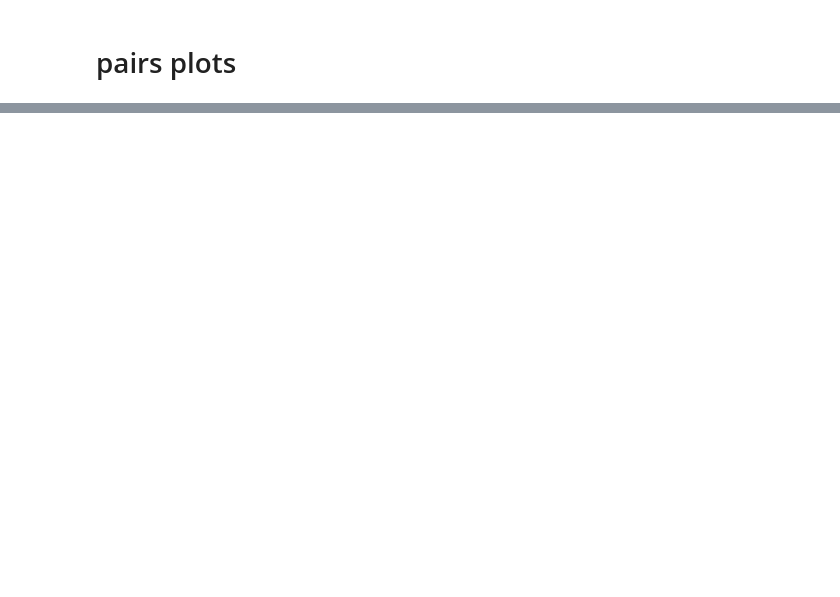
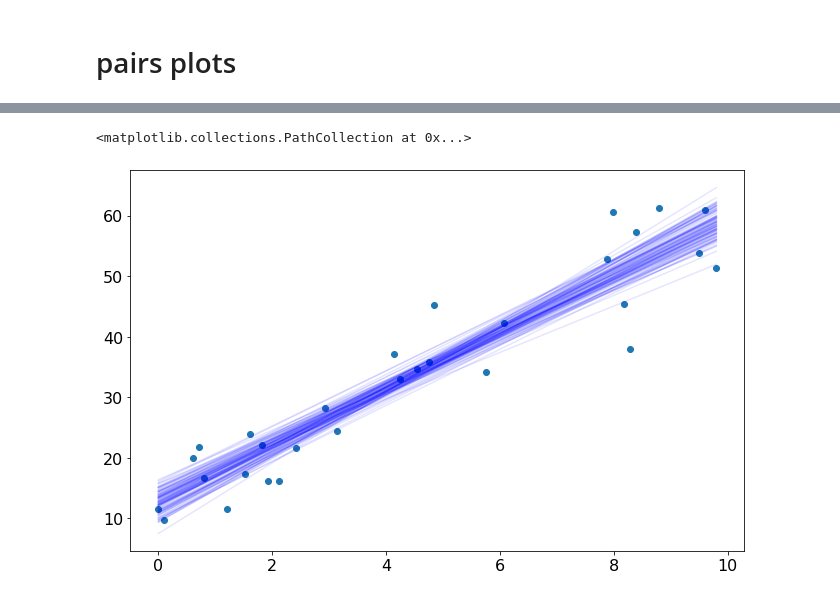
Before and after one commit to al-jshen/linreg-bayes, a Jupyter notebook: linreg.ipynb, the cells around one changed output, grey strips where cells are left out. Cells and saved outputs as stored; diff of their text form; code cells hidden in the pictures; blank space fills up the shorter version.

```diff
--- a/linreg.ipynb
+++ b/linreg.ipynb
@@ -149,0 +151,10 @@ az.plot_pair(fit, var_names=['alpha', 'beta', 'sigma'], marginals=True, kind=['s
+# %%
+idx = np.random.choice(np.arange(2000), 100, replace=False)
+
+for i in idx:
+    plt.plot(x, alphas[i] + betas[i] * x, c='b', alpha=0.1)
+
+plt.scatter(x, y)
+# %% [output]
+<matplotlib.collections.PathCollection at 0x...>
+[figure, added]
```
Also changed, not shown: parts of 17 cells of this notebook.
